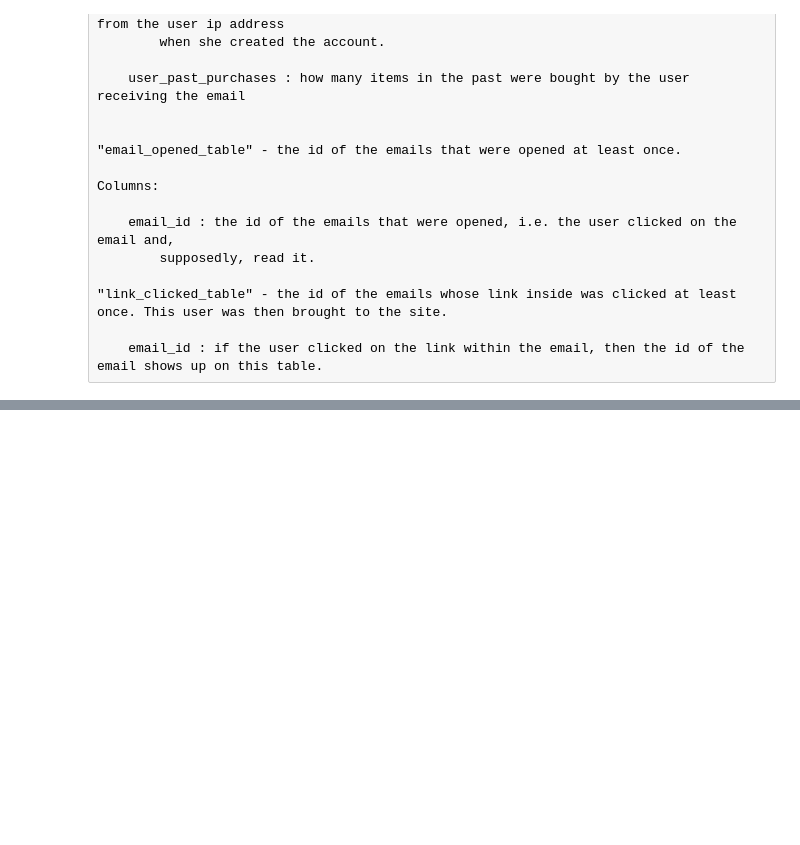
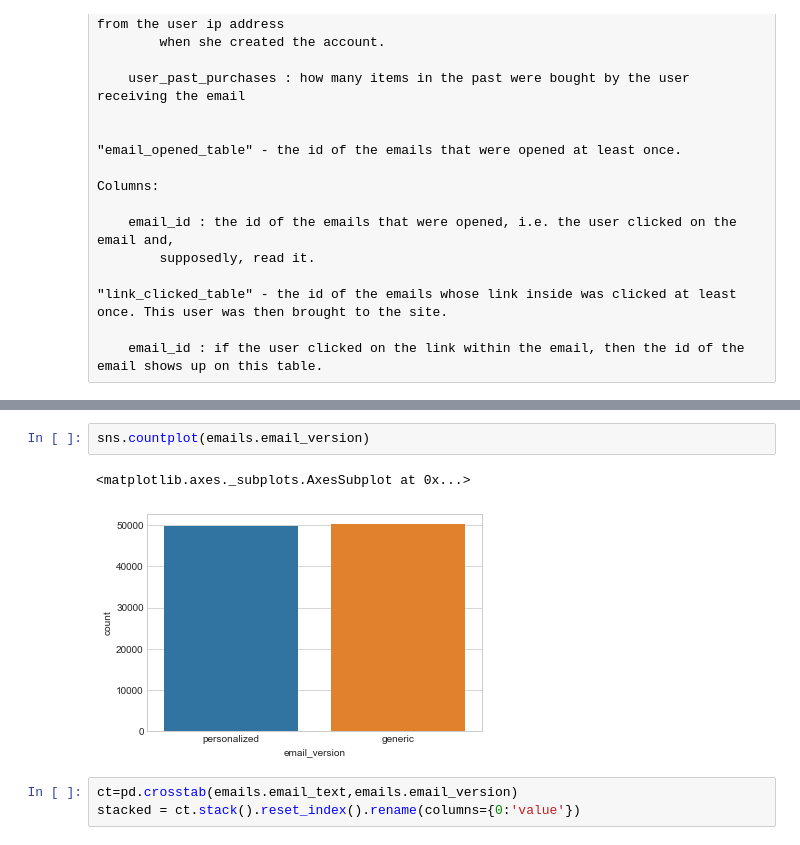
Before and after one commit to LilyElizabethJohn/Take-Home-Challenges---Giulio-Palombo, a Jupyter notebook: Email Campaign - Take Home Challenge 7.ipynb, the cells around one changed output, grey strips where cells are left out. Saved outputs shown, nothing was run; the diff lists cells and outputs as text; blank space fills up the shorter version.

```diff
--- a/Email Campaign - Take Home Challenge 7.ipynb
+++ b/Email Campaign - Take Home Challenge 7.ipynb
@@ -66,0 +119,8 @@ Columns:
+# %%
+sns.countplot(emails.email_version)
+# %% [output]
+<matplotlib.axes._subplots.AxesSubplot at 0x...>
+[figure, added]
+# %%
+ct=pd.crosstab(emails.email_text,emails.email_version)
+stacked = ct.stack().reset_index().rename(columns={0:'value'})
```
Also changed, not shown: parts of 17 cells of this notebook.
